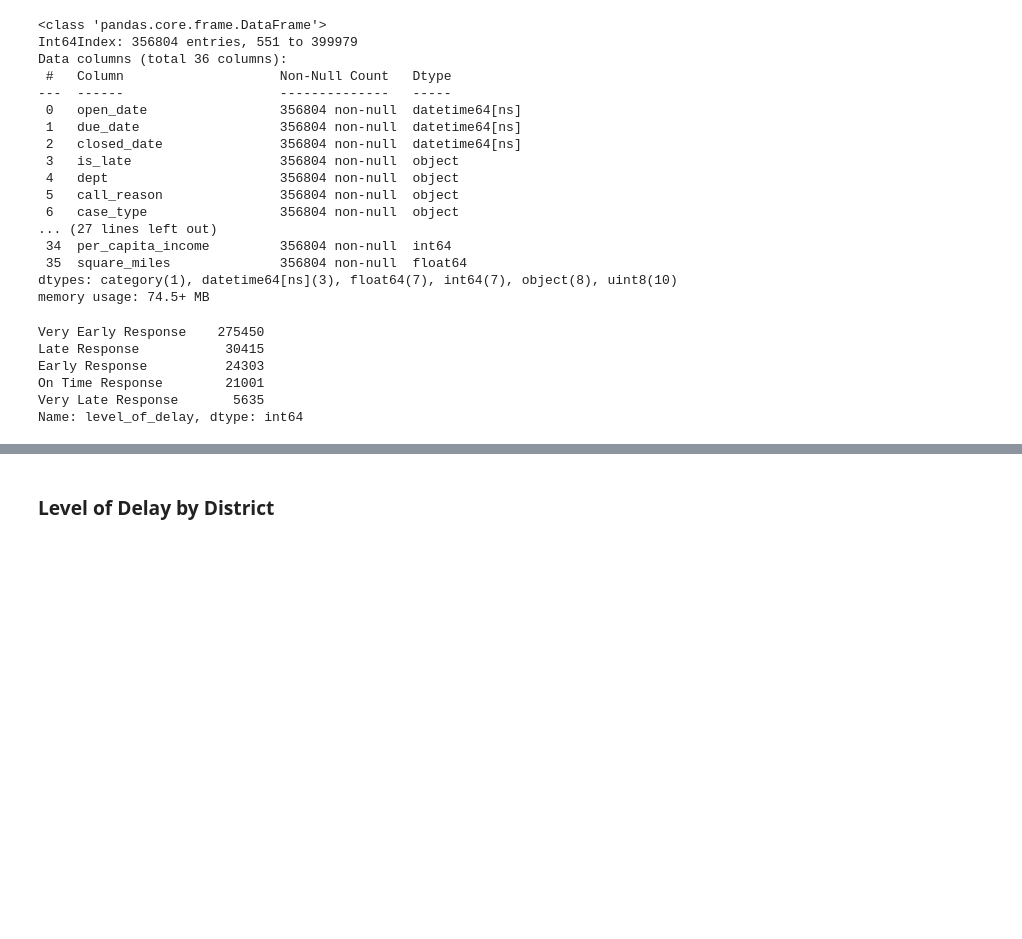
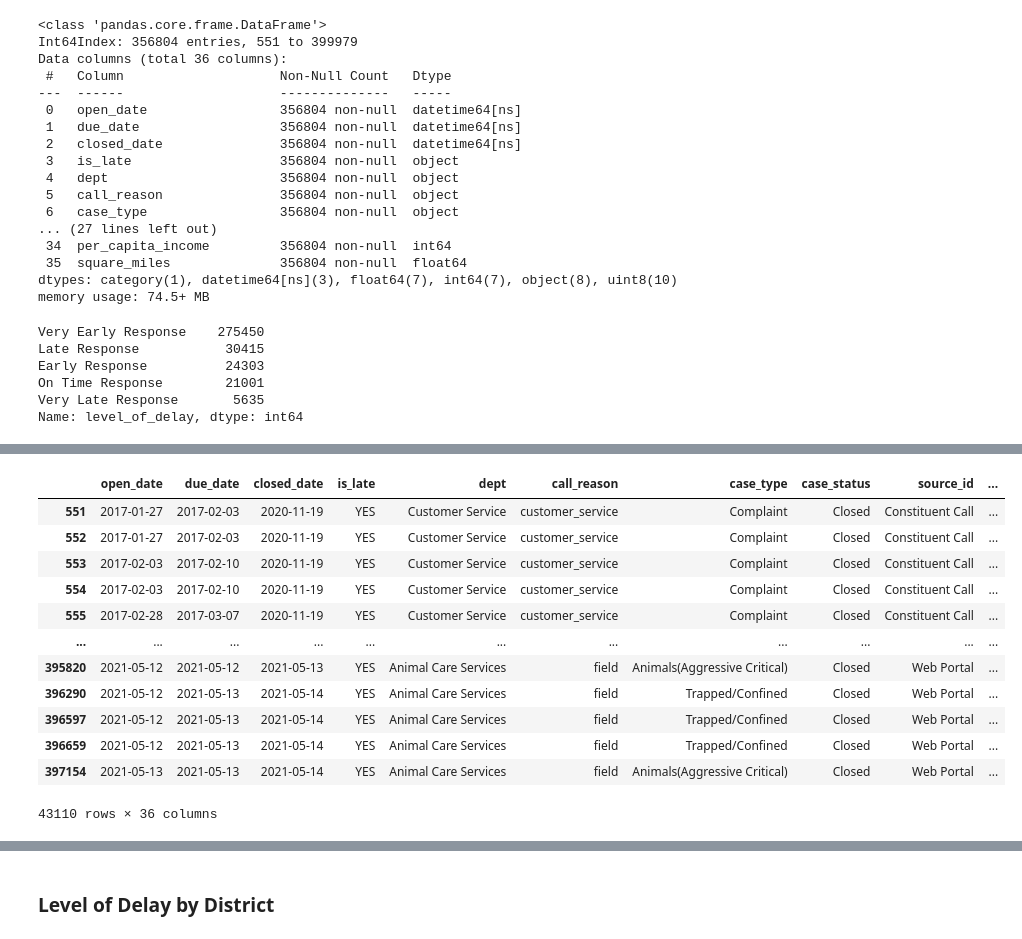
Before and after one commit to 3-1-1-Codeup/project, a Jupyter notebook: workbooks/lori/tableau.ipynb, the cells around one changed output, grey strips where cells are left out. Saved outputs shown, nothing was run; the diff lists cells and outputs as text; code cells hidden in the pictures; blank space fills up the shorter version.

```diff
--- a/workbooks/lori/tableau.ipynb
+++ b/workbooks/lori/tableau.ipynb
@@ -49,0 +131,16 @@ Name: level_of_delay, dtype: int64
+# %%
+df[df.days_before_or_after_due < 0]
+# %% [output]
+|  | open_date | due_date | closed_date | is_late | dept | call_reason | case_type | case_status | source_id | ... |
+| 551 | 2017-01-27 | 2017-02-03 | 2020-11-19 | YES | Customer Service | customer_service | Complaint | Closed | Constituent Call | ... |
+| 552 | 2017-01-27 | 2017-02-03 | 2020-11-19 | YES | Customer Service | customer_service | Complaint | Closed | Constituent Call | ... |
+| 553 | 2017-02-03 | 2017-02-10 | 2020-11-19 | YES | Customer Service | customer_service | Complaint | Closed | Constituent Call | ... |
+| 554 | 2017-02-03 | 2017-02-10 | 2020-11-19 | YES | Customer Service | customer_service | Complaint | Closed | Constituent Call | ... |
+| 555 | 2017-02-28 | 2017-03-07 | 2020-11-19 | YES | Customer Service | customer_service | Complaint | Closed | Constituent Call | ... |
+| ... | ... | ... | ... | ... | ... | ... | ... | ... | ... | ... |
+| 395820 | 2021-05-12 | 2021-05-12 | 2021-05-13 | YES | Animal Care Services | field | Animals(Aggressive Critical) | Closed | Web Portal | ... |
+| 396290 | 2021-05-12 | 2021-05-13 | 2021-05-14 | YES | Animal Care Services | field | Trapped/Confined | Closed | Web Portal | ... |
+| 396597 | 2021-05-12 | 2021-05-13 | 2021-05-14 | YES | Animal Care Services | field | Trapped/Confined | Closed | Web Portal | ... |
+| 396659 | 2021-05-12 | 2021-05-13 | 2021-05-14 | YES | Animal Care Services | field | Trapped/Confined | Closed | Web Portal | ... |
+| 397154 | 2021-05-13 | 2021-05-13 | 2021-05-14 | YES | Animal Care Services | field | Animals(Aggressive Critical) | Closed | Web Portal | ... |
+43110 rows × 36 columns
```
Also changed, not shown: parts of 32 cells of this notebook, 2 other files.
